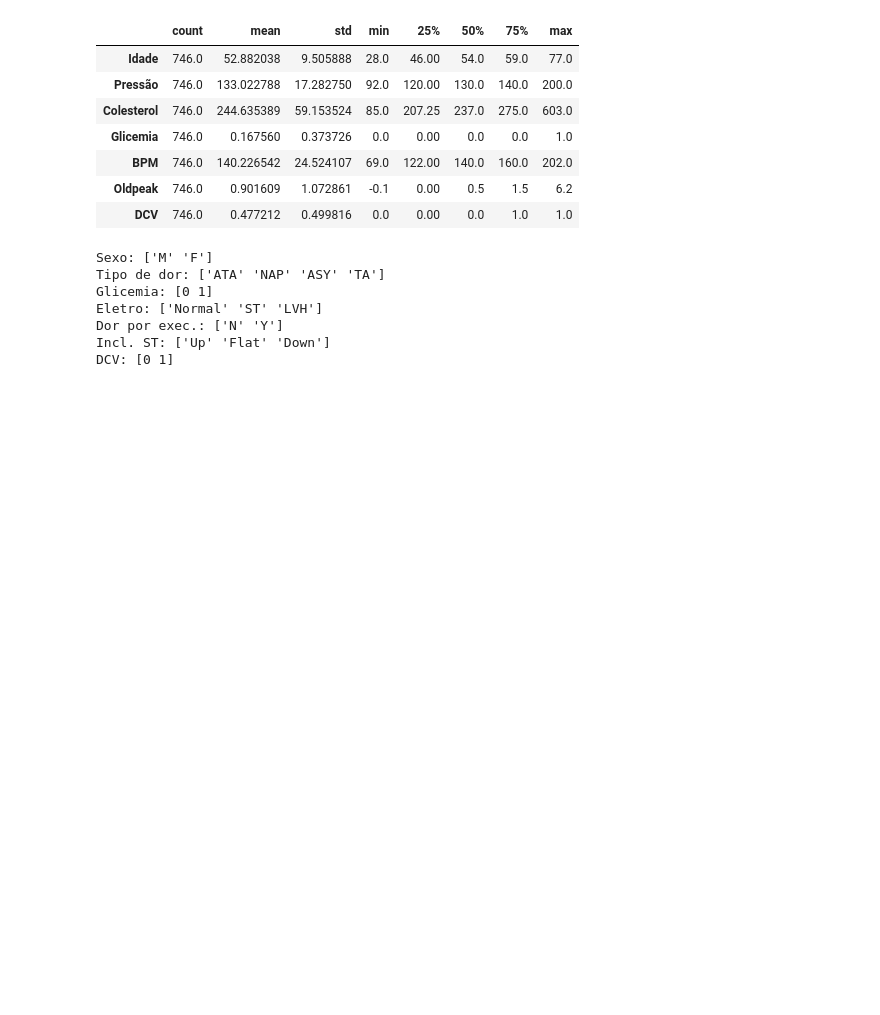
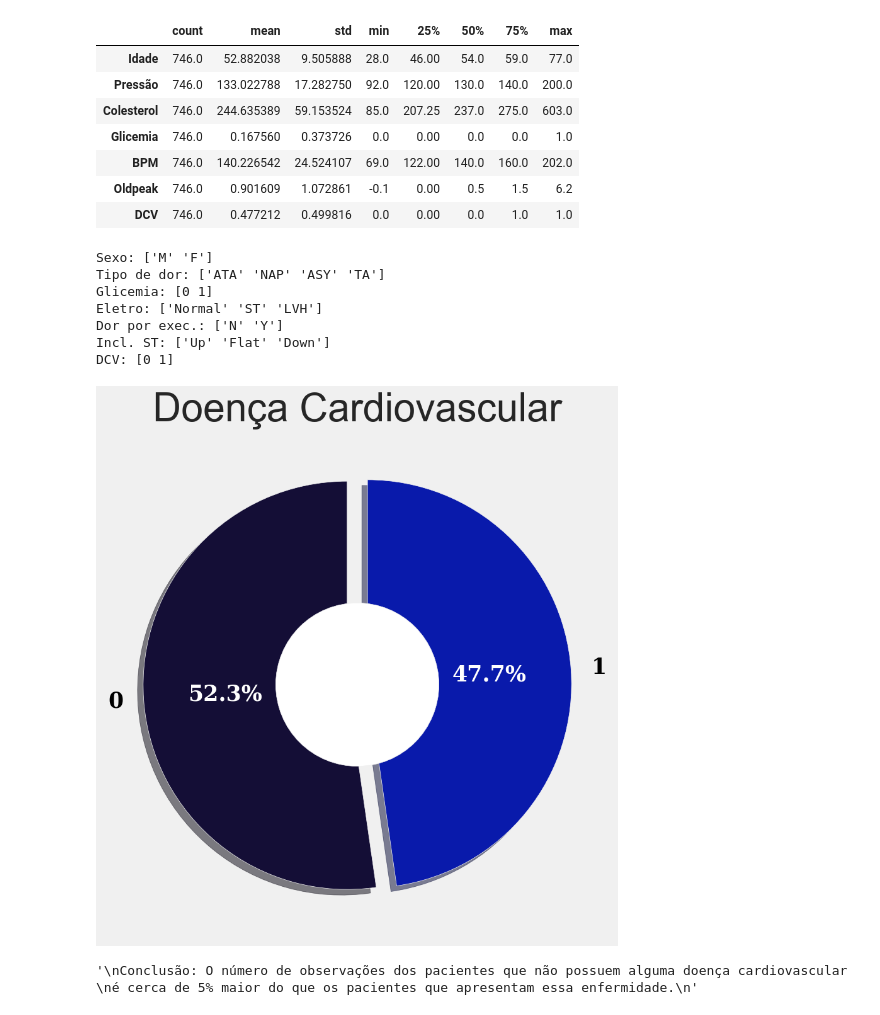
Before and after one commit to Thurcavalcante/analise-projeto-final-, a Jupyter notebook: index.ipynb, the cells around one changed output. Drawn from its saved outputs; the diff is of its cells as text; code cells hidden in the pictures; blank space fills up the shorter version.

Commit message:
Análise de Dados

```diff
--- a/index.ipynb
+++ b/index.ipynb
@@ -128,0 +136,38 @@ DCV: [0 1]
+# %%
+sns.set_theme()
+style.use('fivethirtyeight')
+# %%
+# Definir as cores que serão usadas nos gráficos
+cores = ['lightcoral', 'deepskyblue', 'orchid', 'tomato', 'teal', 'darkcyan', 'limegreen', 'darkorange']
+# %%
+# Definir a função do gráfico de pizza
+def grafico_pizza(data_frame, coluna, cores, explode, titulo, fonte):
+    # Fazer contagem dos valores da coluna selecionada
+    df = data_frame[coluna].value_counts()
+
+    # Determinar o tamannho da plotagem
+    plt.figure(figsize=(15, 10))
+
+    # Criar o gráfico de pizza
+    _, _, pacotes = plt.pie(df,
+                            colors=cores,
+                            labels=df.index,
+                            explode=explode,
+                            shadow=True,
+                            startangle=90,
+                            autopct='%1.1f%%',
+                            textprops={'fontsize': fonte,
+                                      'color': 'black',
+                                      'weight': 'bold',
+                                      'family': 'serif'})
+
+    # Plotar o gráfico de pizza
+    plt.setp(pacotes, color='white')
+
+    # Colocar o título do gráfico
+    plt.title(titulo, size=45)
+
+    # Desenhar o círculo interno
+    circulo_centro = plt.Circle((0, 0), 0.40, fc='white')
+    fig = plt.gcf()
+    fig.gca().add_artist(circulo_centro)
@@ -128,0 +226,12 @@ DCV: [0 1]
+# %%
+# Chamar a função com a variável 'dados'
+grafico_pizza(dados, 'DCV', ('#140E36', '#091AAB'), (0.05, 0.05), 'Doença Cardiovascular', 25)
+# %% [output]
+[figure, added]
+# %%
+'''
+Conclusão: O número de observações dos pacientes que não possuem alguma doença cardiovascular
+é cerca de 5% maior do que os pacientes que apresentam essa enfermidade.
+'''
+# %% [output]
+'\nConclusão: O número de observações dos pacientes que não possuem alguma doença cardiovascular \né cerca de 5% maior do que os pacientes que apresentam essa enfermidade.\n'
```
Also changed, not shown: parts of 35 cells of this notebook.
